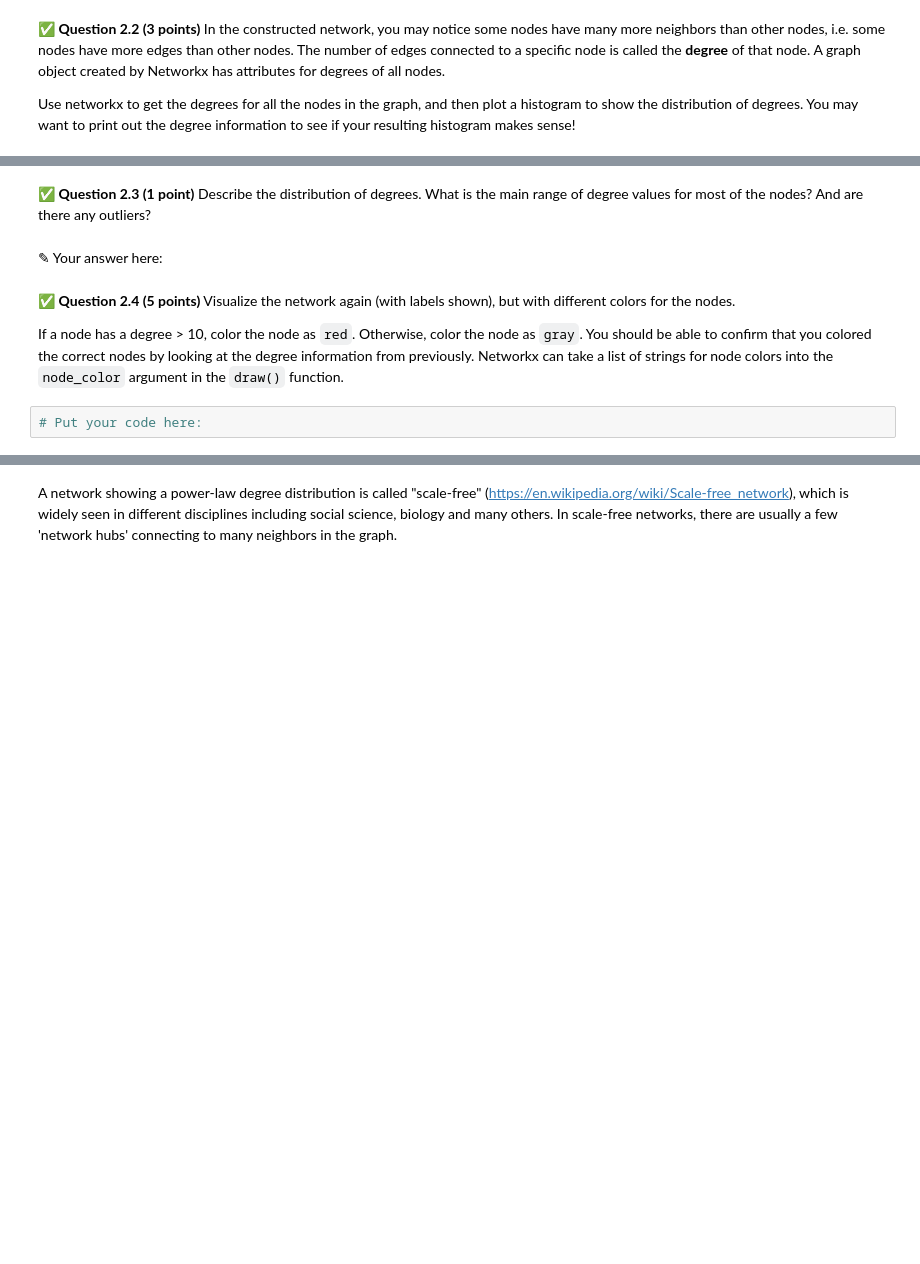
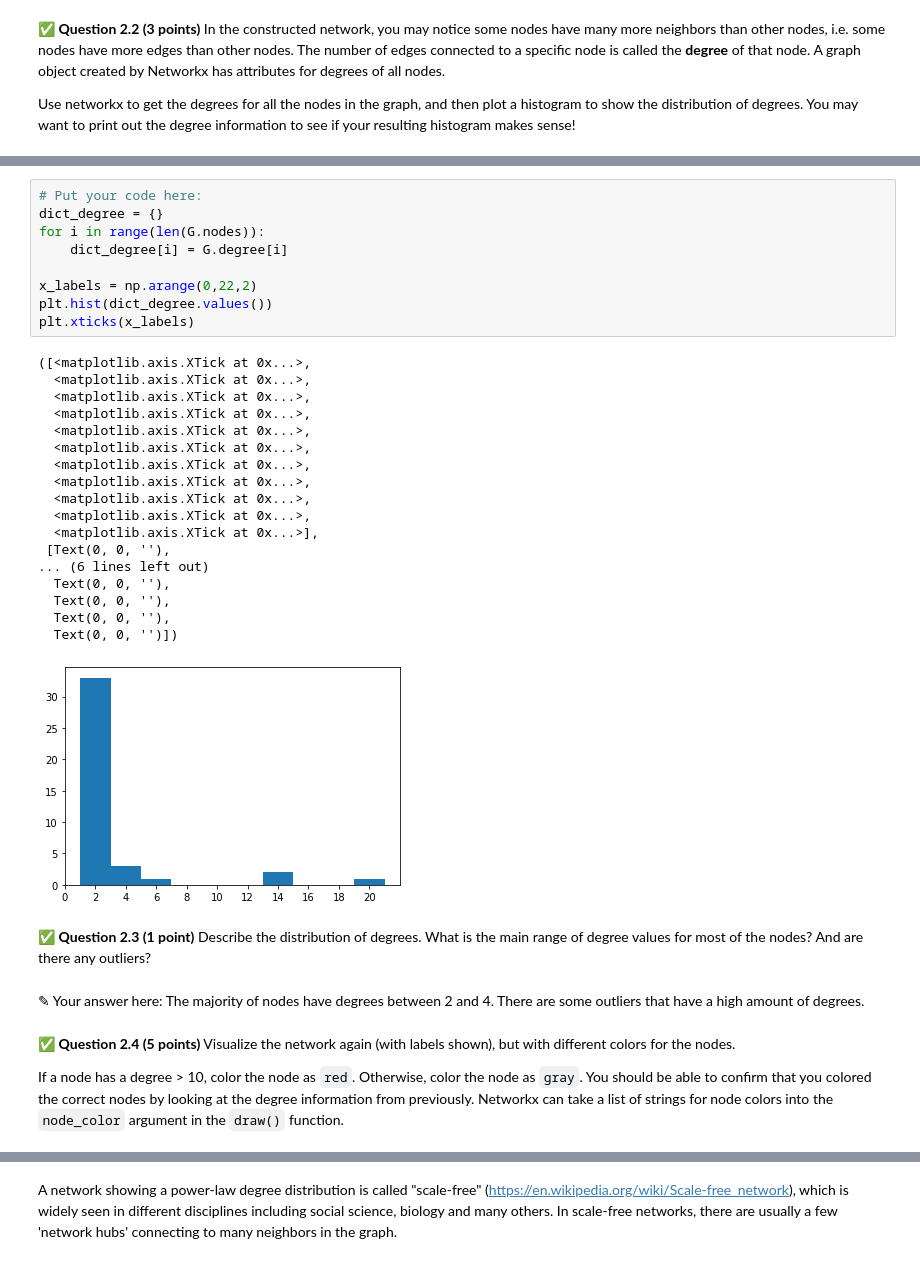
Before and after one commit to austynoberlin/cmse202-s21-turnin, a Jupyter notebook: hw-04/HW-04_graph_regression-STUDENT.ipynb, the cells around one changed output, grey strips where cells are left out. Cells and saved outputs as stored; diff of their text form; blank space fills up the shorter version.

```diff
--- a/hw-04/HW-04_graph_regression-STUDENT.ipynb
+++ b/hw-04/HW-04_graph_regression-STUDENT.ipynb
@@ -74,10 +84,36 @@ Use networkx to get the degrees for all the nodes in the graph, and then plot a
+# %%
+# Put your code here:
+dict_degree = {}
+for i in range(len(G.nodes)):
+    dict_degree[i] = G.degree[i]
+
+x_labels = np.arange(0,22,2)
+plt.hist(dict_degree.values())
+plt.xticks(x_labels)
+# %% [output]
+([<matplotlib.axis.XTick at 0x...>,
+  <matplotlib.axis.XTick at 0x...>,
+  <matplotlib.axis.XTick at 0x...>,
+  <matplotlib.axis.XTick at 0x...>,
+  <matplotlib.axis.XTick at 0x...>,
+  <matplotlib.axis.XTick at 0x...>,
+  <matplotlib.axis.XTick at 0x...>,
+  <matplotlib.axis.XTick at 0x...>,
+  <matplotlib.axis.XTick at 0x...>,
+  <matplotlib.axis.XTick at 0x...>,
+  <matplotlib.axis.XTick at 0x...>],
+ [Text(0, 0, ''),
+... (6 lines left out)
+  Text(0, 0, ''),
+  Text(0, 0, ''),
+  Text(0, 0, ''),
+  Text(0, 0, '')])
+[figure, added]
 # %% [markdown]
 &#9989;  **Question 2.3 (1 point)** Describe the distribution of degrees. What is the main range of degree values for most of the nodes? And are there any outliers?
 # %% [markdown]
-<font size=+3>&#9998;</font> Your answer here:
+<font size=+3>&#9998;</font> Your answer here: The majority of nodes have degrees between 2 and 4. There are some outliers that have a high amount of degrees.
 # %% [markdown]
 &#9989;  **Question 2.4 (5 points)** Visualize the network again (with labels shown), but with different colors for the nodes.
 
 If a node has a degree > 10, color the node as `red`.  Otherwise, color the node as `gray`. You should be able to confirm that you colored the correct nodes by looking at the degree information from previously. Networkx can take a list of strings for node colors into the `node_color` argument in the `draw()` function.
-# %%
-# Put your code here:
```
Also changed, not shown: parts of 14 cells of this notebook.
